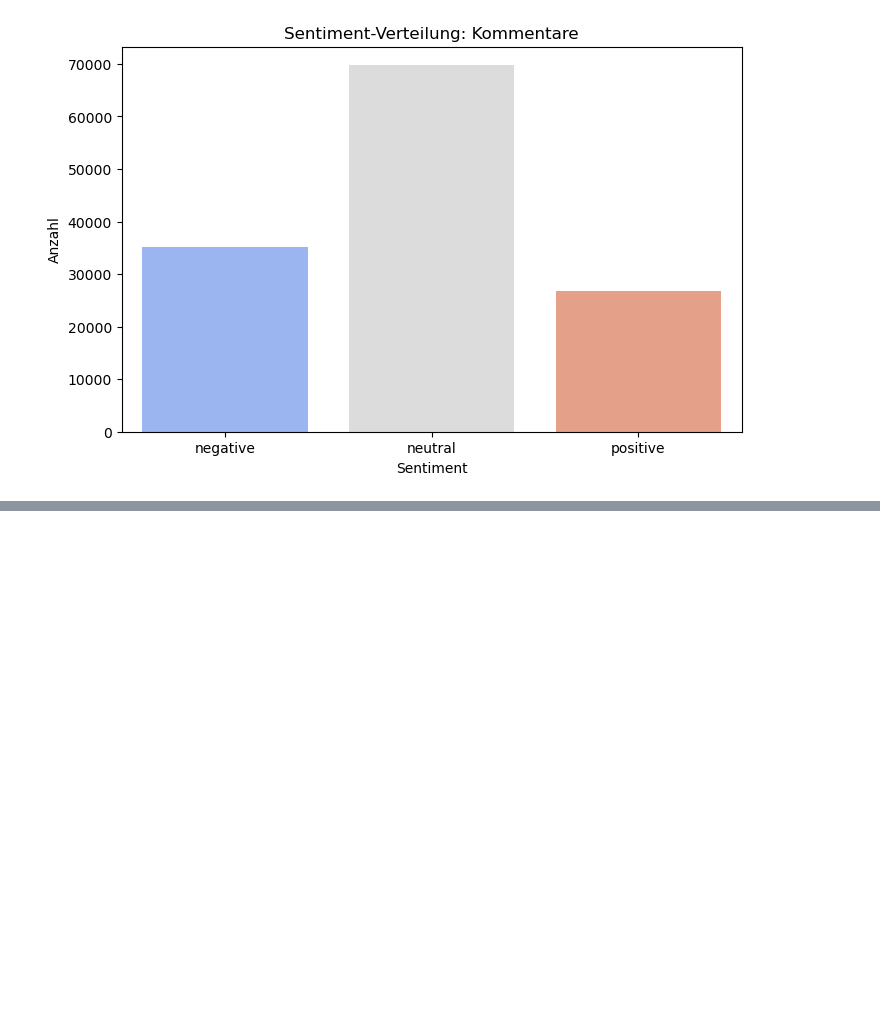
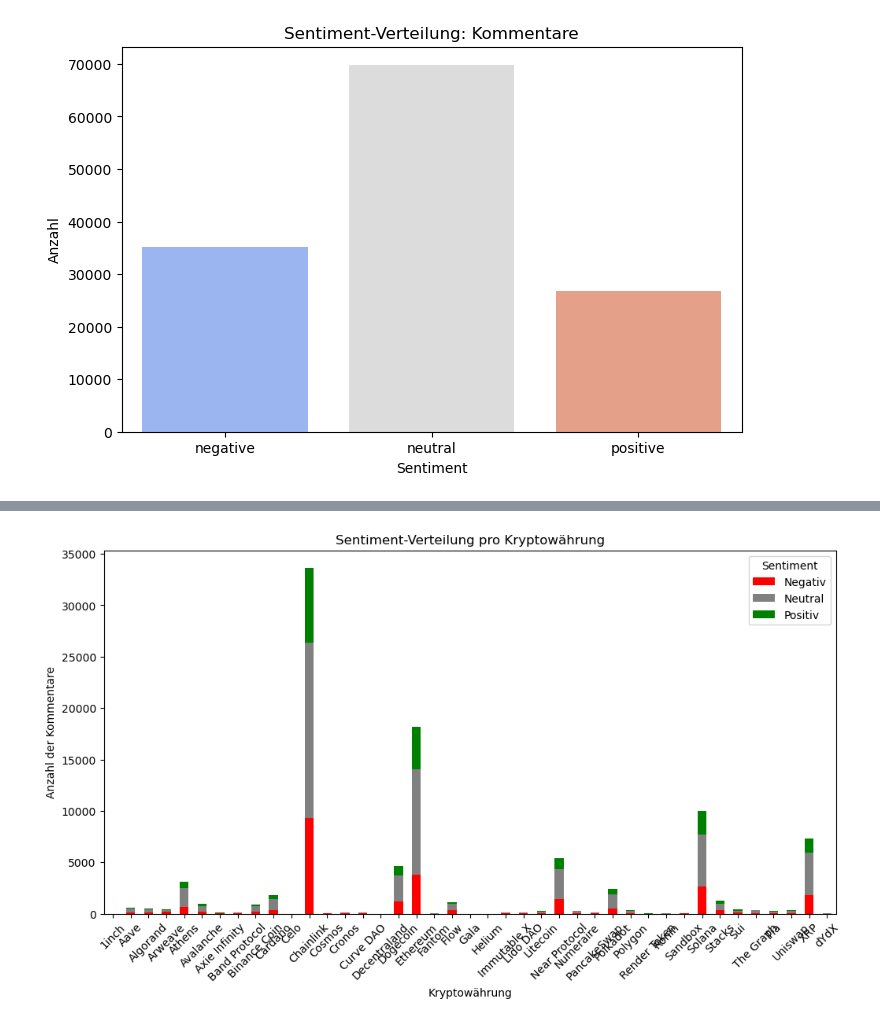
Before and after one commit to Reimser/sp3_3_studienarbeit, a Jupyter notebook: notebooks/analyse.ipynb, the cells around one changed output, grey strips where cells are left out. Saved outputs shown, nothing was run; the diff lists cells and outputs as text; code cells hidden in the pictures; blank space fills up the shorter version.

```diff
--- a/notebooks/analyse.ipynb
+++ b/notebooks/analyse.ipynb
@@ -180,0 +153,16 @@ Passing `palette` without assigning `hue` is deprecated and will be removed in v
+# %%
+# Allgemeines Sentiment pro Coin (Durchschnitt der positiven/negativen Kommentare)
+sentiment_scores = df_merged.groupby("crypto")["sentiment"].value_counts().unstack(fill_value=0)
+
+# Farben definieren (negativ: rot, neutral: grau, positiv: grün)
+colors = {"negative": "red", "neutral": "grey", "positive": "green"}
+
+sentiment_scores.plot(kind="bar", stacked=True, figsize=(12, 6), color=[colors[col] for col in sentiment_scores.columns])
+plt.xlabel("Kryptowährung")
+plt.ylabel("Anzahl der Kommentare")
+plt.title("Sentiment-Verteilung pro Kryptowährung")
+plt.xticks(rotation=45)
+plt.legend(title="Sentiment", labels=["Negativ", "Neutral", "Positiv"])
+plt.show()
+# %% [output]
+[figure, added]
```
Also changed, not shown: parts of 8 cells of this notebook, 1 other file.
